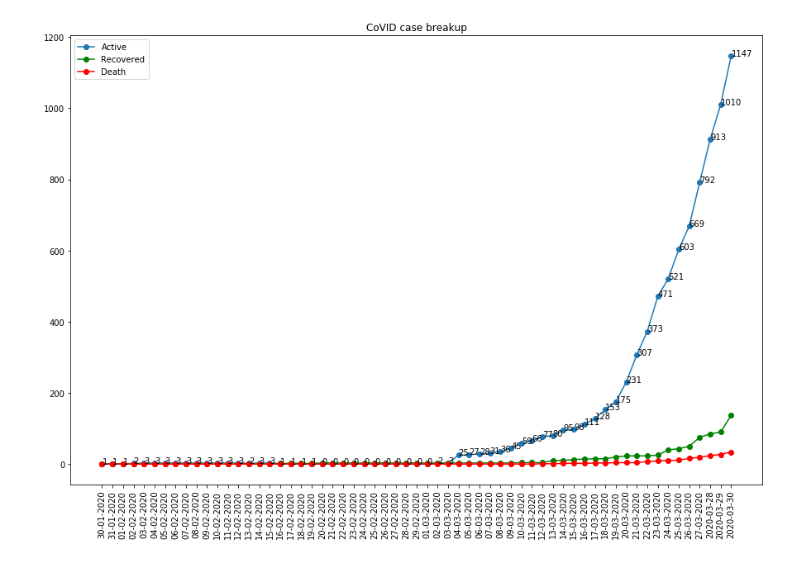
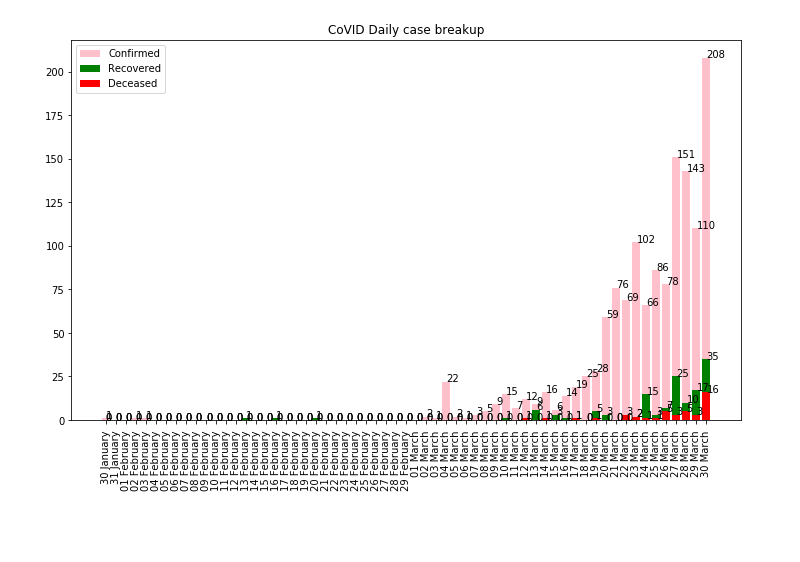
Before and after one commit to rayshu/CoVID-Tracker-India, a Jupyter notebook: Trend Analysis.ipynb, the cells around one changed output. Cells and saved outputs as stored; diff of their text form; code cells hidden in the pictures; blank space fills up the shorter version.

```diff
--- a/Trend Analysis.ipynb
+++ b/Trend Analysis.ipynb
@@ -4,6 +4,6 @@ import numpy as np
 import matplotlib.pyplot as plt
 import seaborn as sns
 # %%
-df = pd.read_csv('CoVIDStatewiseCount.csv')
-df.tail(38)
+df = pd.read_csv('COVID_Daily_Count.csv')
+df
 # %% [output]
@@ -30,10 +23,10 @@ df_total = df.loc[df["State"]=="Total",:]
 # %%
-fig = plt.figure(figsize=(15,7))
+fig = plt.figure(figsize=(12,7))
 ax = fig.add_subplot(111)
-ax.set_title('Total Confirmed Cases')
-ax.plot(df_total['Date'], df_total['Confirmed'], marker='o', linestyle='--')
+ax.set_title('Active Cases')
+ax.plot(df['Date'], df['Active'], marker='o', linestyle='--')
 
-for i,j in zip(df_total['Date'], df_total['Confirmed']):
+for i,j in zip(df['Date'], df['Active']):
     plt.text(i,j, str(j))
 plt.xticks(rotation=90)
 plt.show()
@@ -45,19 +40,29 @@ plt.show()
 # %%
-fig = plt.figure(figsize=(15,10))
+fig = plt.figure(figsize=((12,7)))
 ax = fig.add_subplot(111)
-ax.set_title('CoVID case breakup')
+ax.set_title('CoVID Daily case breakup')
 
-ax.plot(df_total['Date'], df_total['Active'], marker='o')
-for i,j in zip(df_total['Date'], df_total['Active']):
+ax.bar(df['Date'], df['Daily Confirmed'], color='pink')
+for i,j in zip(df['Date'], df['Daily Confirmed']):
     plt.text(i,j, str(j))
 
-ax.plot(df_total['Date'], df_total['Recovered'], marker='o', color = 'green')
-ax.plot(df_total['Date'], df_total['Death'], marker='o', color = 'red')
 
-plt.legend(['Active',
+ax.bar(df['Date'], df['Daily Recovered'], color='green')
+for i,j in zip(df['Date'], df['Daily Recovered']):
+    plt.text(i,j, str(j))
+
+ax.bar(df['Date'], df['Daily Deceased'], color='red')
+for i,j in zip(df['Date'], df['Daily Deceased']):
+    plt.text(i,j, str(j))
+
+
+# ax.plot(df_total['Date'], df_total['Recovered'], marker='o', color = 'green')
+# ax.plot(df_total['Date'], df_total['Death'], marker='o', color = 'red')
+
+plt.legend(['Confirmed',
             'Recovered',
-            'Death'])
+            'Deceased'])
 plt.xticks(rotation=90)
 plt.show()
 # %% [output]
-[figure, old version]
+[figure, new version]
```
Also changed, not shown: parts of 7 cells of this notebook, 1 other file.
